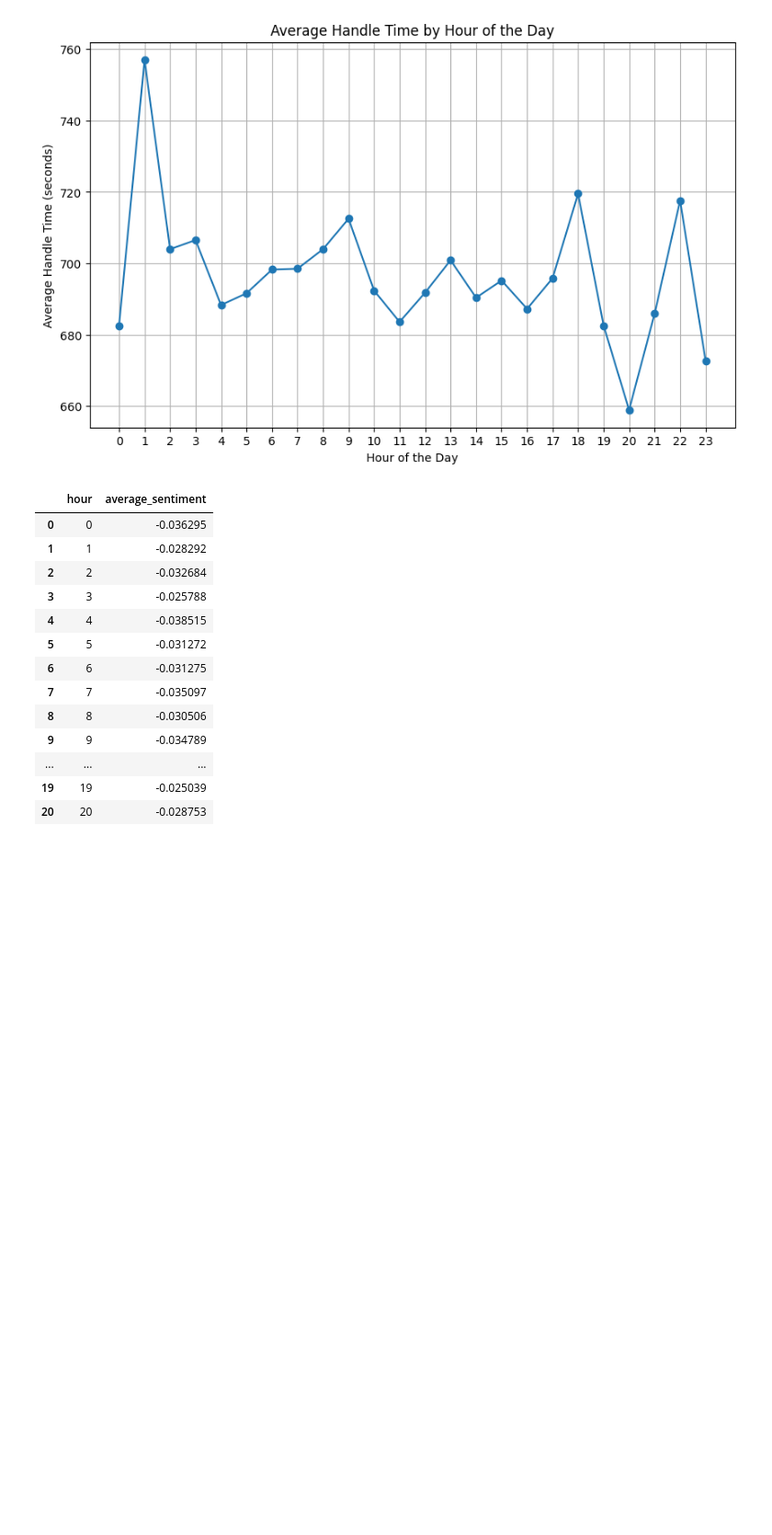
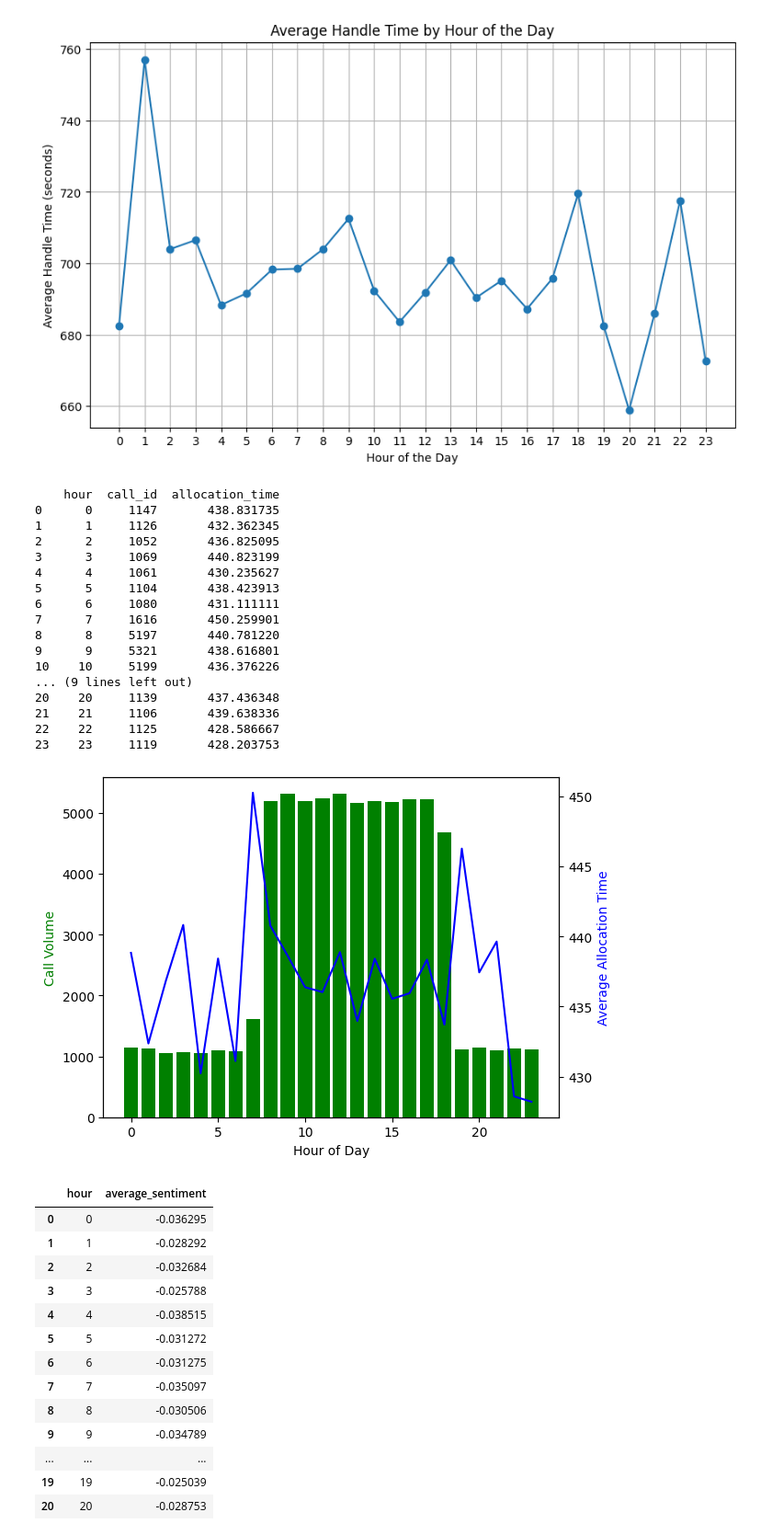
Before and after one commit to dheerajGits/skyhack, a Jupyter notebook: main.ipynb, the cells around one changed output. Shown at 92% size. Drawn from its saved outputs; the diff is of its cells as text; code cells hidden in the pictures; blank space fills up the shorter version.

Commit message:
add agent specific data to main dataset, add model, and find call volumes wrt hour of the day

```diff
--- a/main.ipynb
+++ b/main.ipynb
@@ -302,6 +302,49 @@ plt.show()
 22    22   717.600000
 23    23   672.707775
 [figure]
+# %%
+# Convert to datetime and extract hour/day for analysis
+# Group by hour to see call volume trends
+hourly_calls = main_dataset.groupby('hour').agg({
+    'call_id': 'count',  # Call Volume
+    'allocation_time':'mean'
+}).reset_index()
+
+print(hourly_calls)
+
+# Visualize call volume and AHT across hours
+import matplotlib.pyplot as plt
+
+fig, ax1 = plt.subplots()
+
+ax2 = ax1.twinx()
+ax1.bar(hourly_calls['hour'], hourly_calls['call_id'], color='g')
+ax2.plot(hourly_calls['hour'],hourly_calls['allocation_time'],color= 'b')
+
+ax1.set_xlabel('Hour of Day')
+ax1.set_ylabel('Call Volume', color='g')
+ax2.set_ylabel('Average Allocation Time', color='b')
+
+plt.show()
+# %% [output]
+    hour  call_id  allocation_time
+0      0     1147       438.831735
+1      1     1126       432.362345
+2      2     1052       436.825095
+3      3     1069       440.823199
+4      4     1061       430.235627
+5      5     1104       438.423913
+6      6     1080       431.111111
+7      7     1616       450.259901
+8      8     5197       440.781220
+9      9     5321       438.616801
+10    10     5199       436.376226
+... (9 lines left out)
+20    20     1139       437.436348
+21    21     1106       439.638336
+22    22     1125       428.586667
+23    23     1119       428.203753
+[figure, added]
 # %%
 average_sentiment_by_agent_tone= main_dataset.groupby('agent_tone')['average_sentiment'].mean()
 # %%
```
Also changed, not shown: parts of 6 cells of this notebook, 1 other file.
